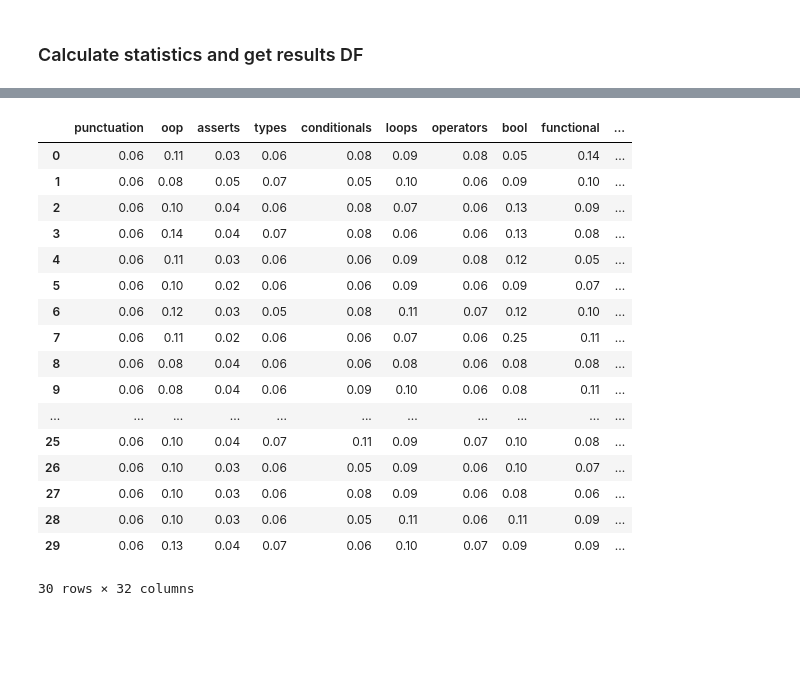
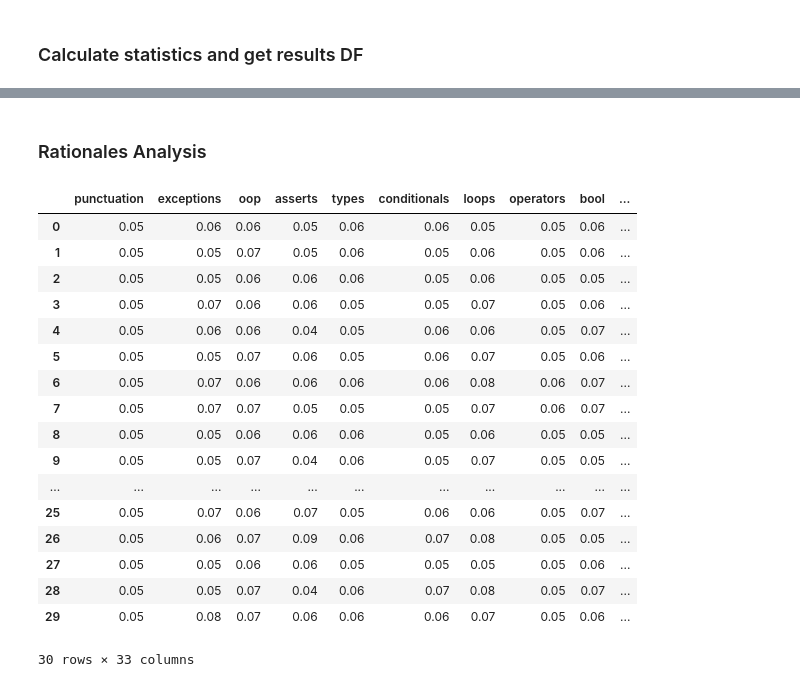
Before and after one commit to WM-SEMERU/code-rationales, a Jupyter notebook: nbs/05_quantitative_analysis.ipynb, the cells around one changed output, grey strips where cells are left out. Drawn from its saved outputs; the diff is of its cells as text; code cells hidden in the pictures; blank space fills up the shorter version.

```diff
--- a/nbs/05_quantitative_analysis.ipynb
+++ b/nbs/05_quantitative_analysis.ipynb
@@ -169,24 +306,26 @@ global_bootstrapped_dataframe = create_bootstapped_dataframe(experients_global_r
+# %% [markdown]
+### Rationales Analysis
 # %%
-global_bootstrapped_dataframe_nans= global_bootstrapped_dataframe.apply(fill_nan_with_random_col, axis = 0) ## Imputation values, picking a random value from non nan
+global_bootstrapped_dataframe = create_bootstapped_dataframe(experiments_global_results)
+global_bootstrapped_dataframe = global_bootstrapped_dataframe.apply(fill_nan_with_random_col, axis = 0) ## Imputation values, picking a random value from non nan
+global_bootstrapped_dataframe
+# %% [output]
+|  | punctuation | exceptions | oop | asserts | types | conditionals | loops | operators | bool | ... |
+| 0 | 0.05 | 0.06 | 0.06 | 0.05 | 0.06 | 0.06 | 0.05 | 0.05 | 0.06 | ... |
+| 1 | 0.05 | 0.05 | 0.07 | 0.05 | 0.06 | 0.05 | 0.06 | 0.05 | 0.06 | ... |
+| 2 | 0.05 | 0.05 | 0.06 | 0.06 | 0.06 | 0.05 | 0.06 | 0.05 | 0.05 | ... |
+| 3 | 0.05 | 0.07 | 0.06 | 0.06 | 0.05 | 0.05 | 0.07 | 0.05 | 0.06 | ... |
+| 4 | 0.05 | 0.06 | 0.06 | 0.04 | 0.05 | 0.06 | 0.06 | 0.05 | 0.07 | ... |
+| 5 | 0.05 | 0.05 | 0.07 | 0.06 | 0.05 | 0.06 | 0.07 | 0.05 | 0.06 | ... |
+| 6 | 0.05 | 0.07 | 0.06 | 0.06 | 0.06 | 0.06 | 0.08 | 0.06 | 0.07 | ... |
+| 7 | 0.05 | 0.07 | 0.07 | 0.05 | 0.05 | 0.05 | 0.07 | 0.06 | 0.07 | ... |
+| 8 | 0.05 | 0.05 | 0.06 | 0.06 | 0.06 | 0.05 | 0.06 | 0.05 | 0.05 | ... |
+| 9 | 0.05 | 0.05 | 0.07 | 0.04 | 0.06 | 0.05 | 0.07 | 0.05 | 0.05 | ... |
+| ... | ... | ... | ... | ... | ... | ... | ... | ... | ... | ... |
+| 25 | 0.05 | 0.07 | 0.06 | 0.07 | 0.05 | 0.06 | 0.06 | 0.05 | 0.07 | ... |
+| 26 | 0.05 | 0.06 | 0.07 | 0.09 | 0.06 | 0.07 | 0.08 | 0.05 | 0.05 | ... |
+| 27 | 0.05 | 0.05 | 0.06 | 0.06 | 0.05 | 0.05 | 0.05 | 0.05 | 0.06 | ... |
+| 28 | 0.05 | 0.05 | 0.07 | 0.04 | 0.06 | 0.07 | 0.08 | 0.05 | 0.07 | ... |
+| 29 | 0.05 | 0.08 | 0.07 | 0.06 | 0.06 | 0.06 | 0.07 | 0.05 | 0.06 | ... |
+30 rows × 33 columns
-# %%
-global_bootstrapped_dataframe_nans
-# %% [output]
-|  | punctuation | oop | asserts | types | conditionals | loops | operators | bool | functional | ... |
-| 0 | 0.06 | 0.11 | 0.03 | 0.06 | 0.08 | 0.09 | 0.08 | 0.05 | 0.14 | ... |
-| 1 | 0.06 | 0.08 | 0.05 | 0.07 | 0.05 | 0.10 | 0.06 | 0.09 | 0.10 | ... |
-| 2 | 0.06 | 0.10 | 0.04 | 0.06 | 0.08 | 0.07 | 0.06 | 0.13 | 0.09 | ... |
-| 3 | 0.06 | 0.14 | 0.04 | 0.07 | 0.08 | 0.06 | 0.06 | 0.13 | 0.08 | ... |
-| 4 | 0.06 | 0.11 | 0.03 | 0.06 | 0.06 | 0.09 | 0.08 | 0.12 | 0.05 | ... |
-| 5 | 0.06 | 0.10 | 0.02 | 0.06 | 0.06 | 0.09 | 0.06 | 0.09 | 0.07 | ... |
-| 6 | 0.06 | 0.12 | 0.03 | 0.05 | 0.08 | 0.11 | 0.07 | 0.12 | 0.10 | ... |
-| 7 | 0.06 | 0.11 | 0.02 | 0.06 | 0.06 | 0.07 | 0.06 | 0.25 | 0.11 | ... |
-| 8 | 0.06 | 0.08 | 0.04 | 0.06 | 0.06 | 0.08 | 0.06 | 0.08 | 0.08 | ... |
-| 9 | 0.06 | 0.08 | 0.04 | 0.06 | 0.09 | 0.10 | 0.06 | 0.08 | 0.11 | ... |
-| ... | ... | ... | ... | ... | ... | ... | ... | ... | ... | ... |
-| 25 | 0.06 | 0.10 | 0.04 | 0.07 | 0.11 | 0.09 | 0.07 | 0.10 | 0.08 | ... |
-| 26 | 0.06 | 0.10 | 0.03 | 0.06 | 0.05 | 0.09 | 0.06 | 0.10 | 0.07 | ... |
-| 27 | 0.06 | 0.10 | 0.03 | 0.06 | 0.08 | 0.09 | 0.06 | 0.08 | 0.06 | ... |
-| 28 | 0.06 | 0.10 | 0.03 | 0.06 | 0.05 | 0.11 | 0.06 | 0.11 | 0.09 | ... |
-| 29 | 0.06 | 0.13 | 0.04 | 0.07 | 0.06 | 0.10 | 0.07 | 0.09 | 0.09 | ... |
-30 rows × 32 columns
 # %%
```
Also changed, not shown: parts of 31 cells of this notebook, 7 other files.
